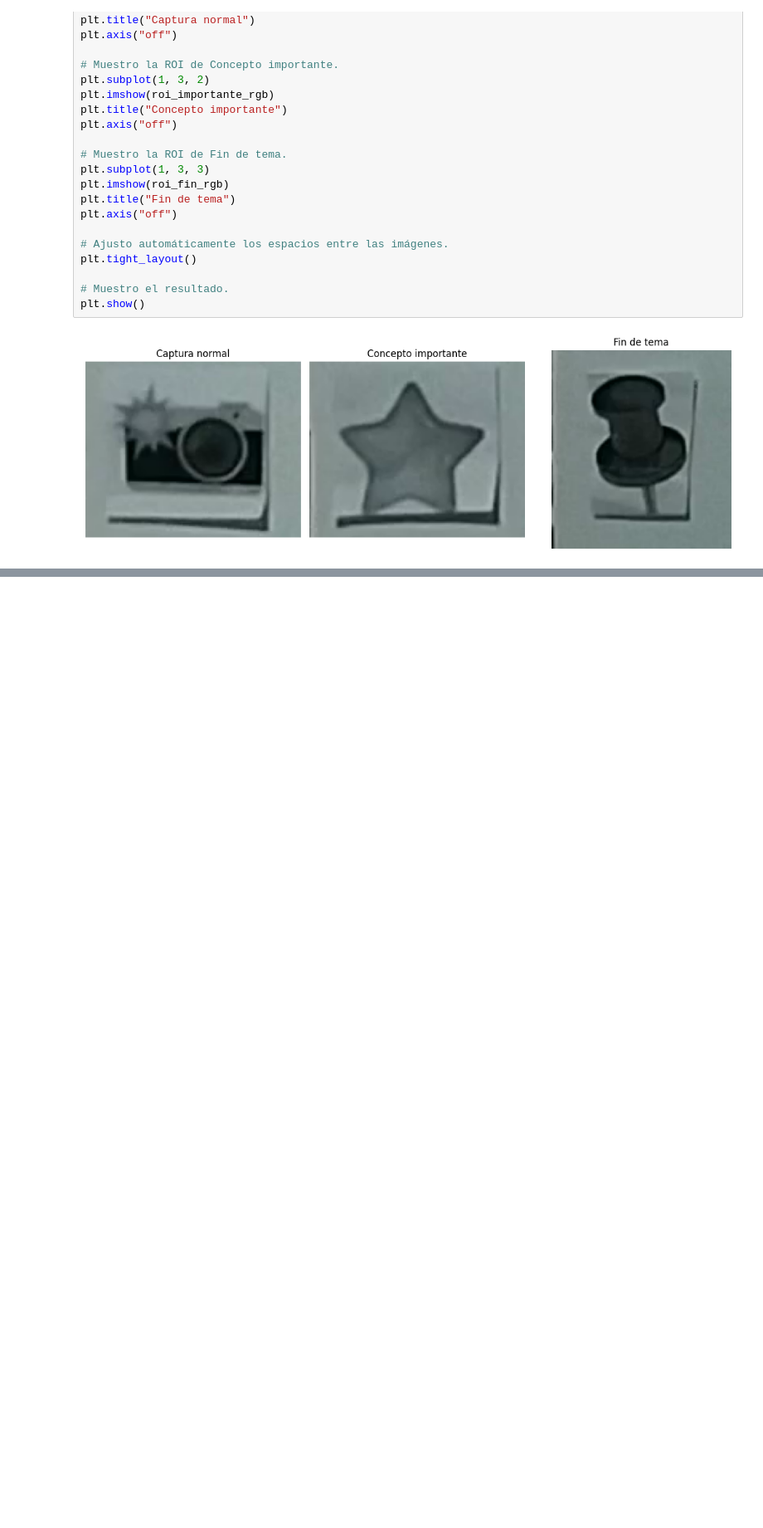
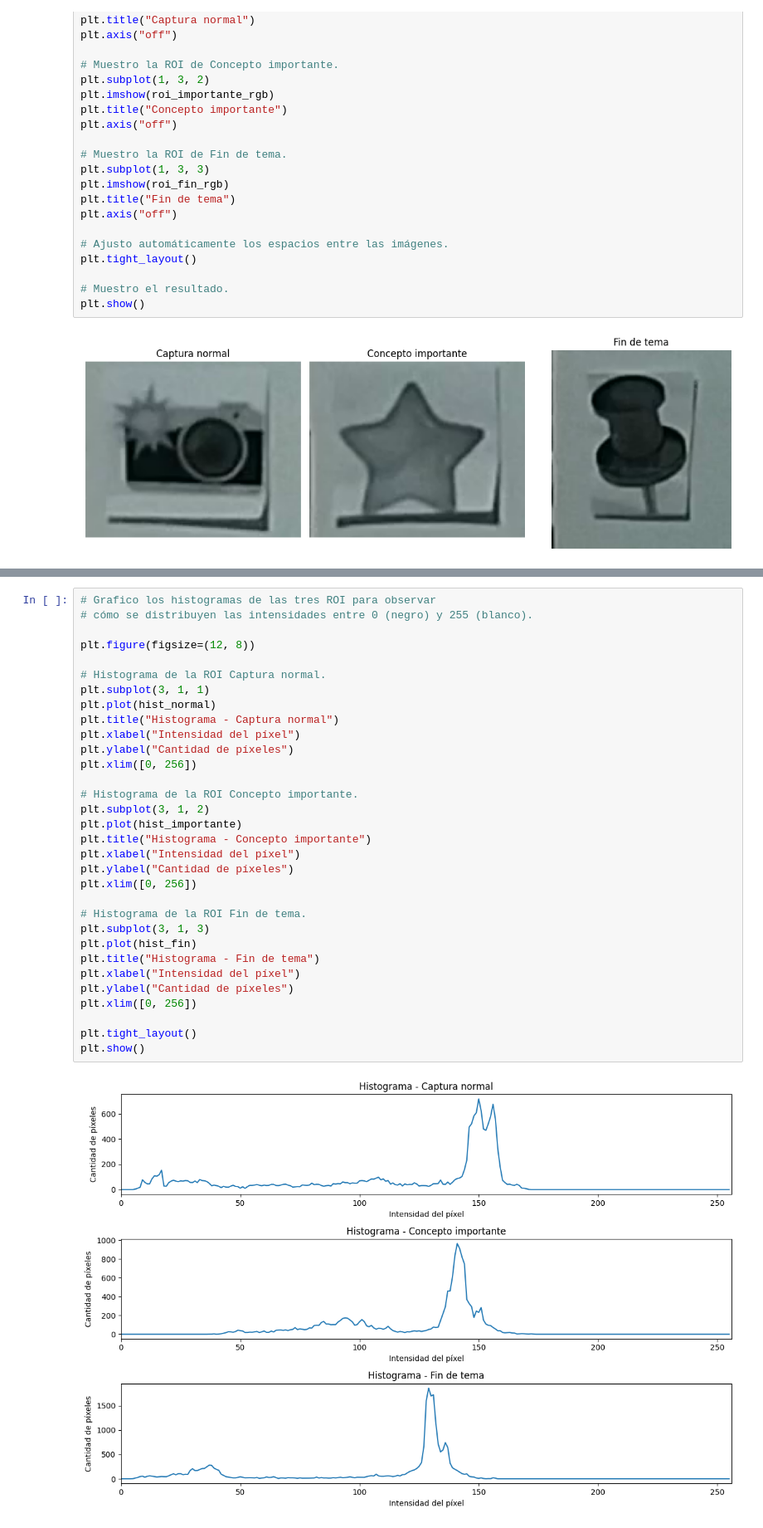
Before and after one commit to nicodf91/pizarra-snap, a Jupyter notebook: notebooks/PizarraSnap.ipynb, the cells around one changed output, grey strips where cells are left out. Shown at 83% size. Drawn from its saved outputs; the diff is of its cells as text; blank space fills up the shorter version.

```diff
--- a/notebooks/PizarraSnap.ipynb
+++ b/notebooks/PizarraSnap.ipynb
@@ -303,0 +520,34 @@ plt.show()
+# %%
+# Grafico los histogramas de las tres ROI para observar
+# cómo se distribuyen las intensidades entre 0 (negro) y 255 (blanco).
+
+plt.figure(figsize=(12, 8))
+
+# Histograma de la ROI Captura normal.
+plt.subplot(3, 1, 1)
+plt.plot(hist_normal)
+plt.title("Histograma - Captura normal")
+plt.xlabel("Intensidad del píxel")
+plt.ylabel("Cantidad de píxeles")
+plt.xlim([0, 256])
+
+# Histograma de la ROI Concepto importante.
+plt.subplot(3, 1, 2)
+plt.plot(hist_importante)
+plt.title("Histograma - Concepto importante")
+plt.xlabel("Intensidad del píxel")
+plt.ylabel("Cantidad de píxeles")
+plt.xlim([0, 256])
+
+# Histograma de la ROI Fin de tema.
+plt.subplot(3, 1, 3)
+plt.plot(hist_fin)
+plt.title("Histograma - Fin de tema")
+plt.xlabel("Intensidad del píxel")
+plt.ylabel("Cantidad de píxeles")
+plt.xlim([0, 256])
+
+plt.tight_layout()
+plt.show()
+# %% [output]
+[figure, added]
```
Also changed, not shown: parts of 55 cells of this notebook.
